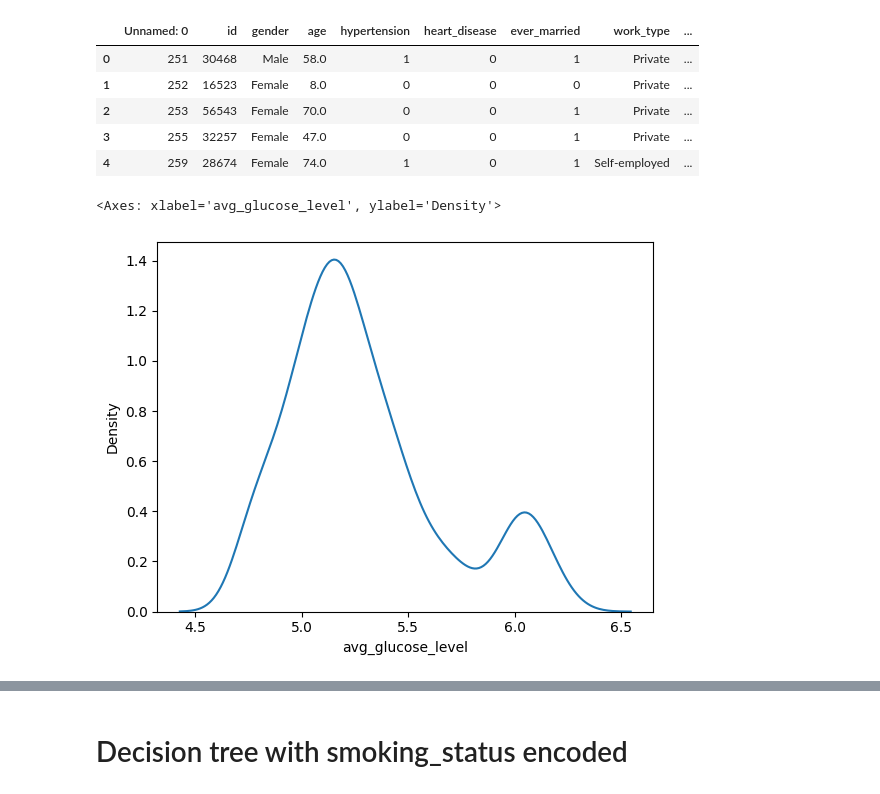
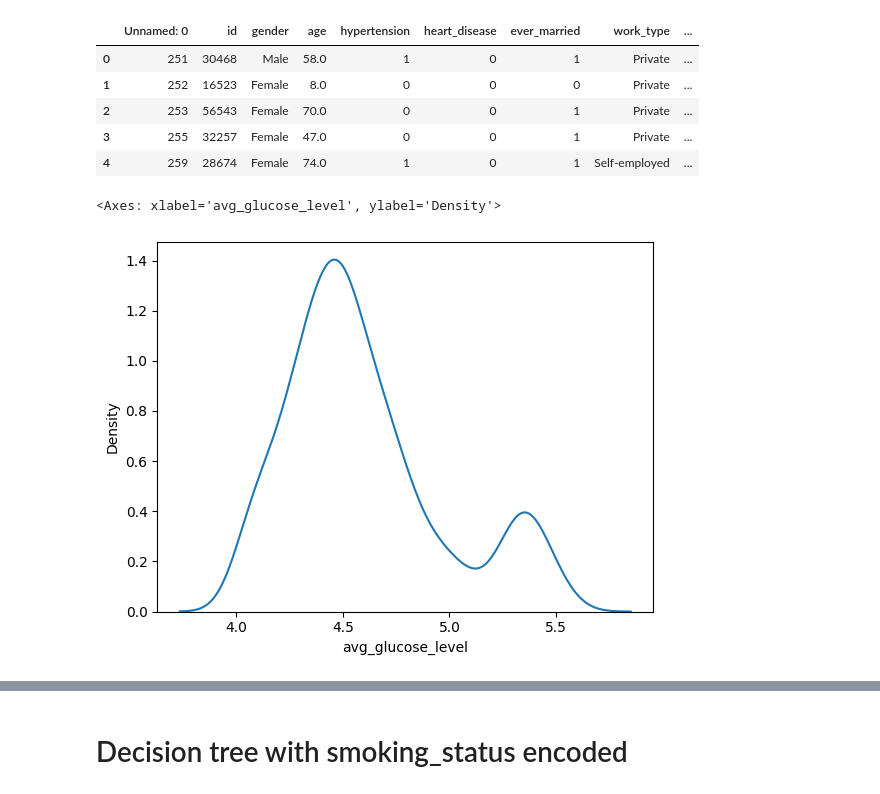
Before and after one commit to DS3001/group9, a Jupyter notebook: project_2/lab2.ipynb, the cells around one changed output, grey strips where cells are left out. Saved outputs shown, nothing was run; the diff lists cells and outputs as text; code cells hidden in the pictures.

```diff
--- a/project_2/lab2.ipynb
+++ b/project_2/lab2.ipynb
@@ -113,14 +113,20 @@ df_train['smoking_status'].unique() # should one hot encode these
 ohe = pd.get_dummies(df_train['smoking_status'])
 
 temp = pd.concat([df_train, ohe], axis=1)
-df_train_ohe = temp.drop('smoking_status', axis=1)
+temp = temp.drop('smoking_status', axis=1)
+temp = temp.drop('Unknown', axis=1) # drop 'unknown' values from `smoking_status`
+df_train_ohe = temp
+
 
 
 df_test['smoking_status'].unique() # should one hot encode these
 ohe = pd.get_dummies(df_test['smoking_status'])
 
 temp = pd.concat([df_test, ohe], axis=1)
-df_test_ohe = temp.drop('smoking_status', axis=1)
+temp = temp.drop('smoking_status', axis=1)
+temp = temp.drop('Unknown', axis=1) # drop 'unknown' values from `smoking_status`
+df_test_ohe = temp
+
 
 
 df_train_ohe.head()
@@ -135,14 +141,14 @@ df_test_ohe.head()
 # %%
 # arcsinh transformation on avg_glucose_level for better data distribution
 df_train_ohe['avg_glucose_level'].describe()
 
 #sns.kdeplot(df_train_ohe['avg_glucose_level'])
 
-df_train_ohe['avg_glucose_level'] = np.arcsinh(df_train_ohe['avg_glucose_level'])
+df_train_ohe['avg_glucose_level'] = np.log(df_train_ohe['avg_glucose_level'])
 sns.kdeplot(df_train_ohe['avg_glucose_level'])
 # %% [output]
 <Axes: xlabel='avg_glucose_level', ylabel='Density'>
-[figure, old version]
+[figure, new version]
 # %%
 # all clean of nans
 df_train_ohe['age'].unique()
```
Also changed, not shown: parts of 10 cells of this notebook.
